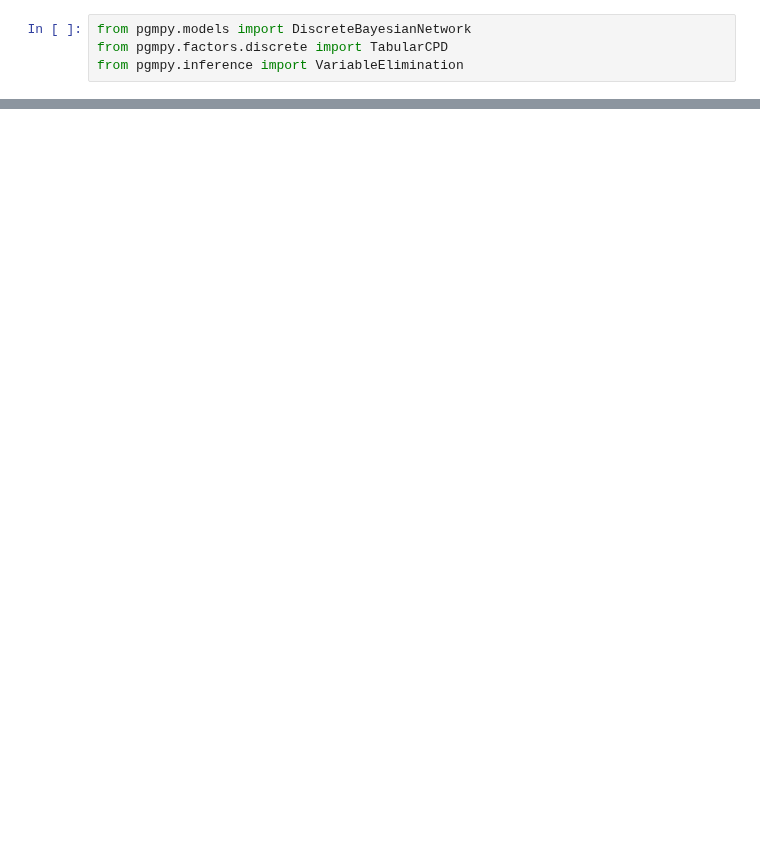
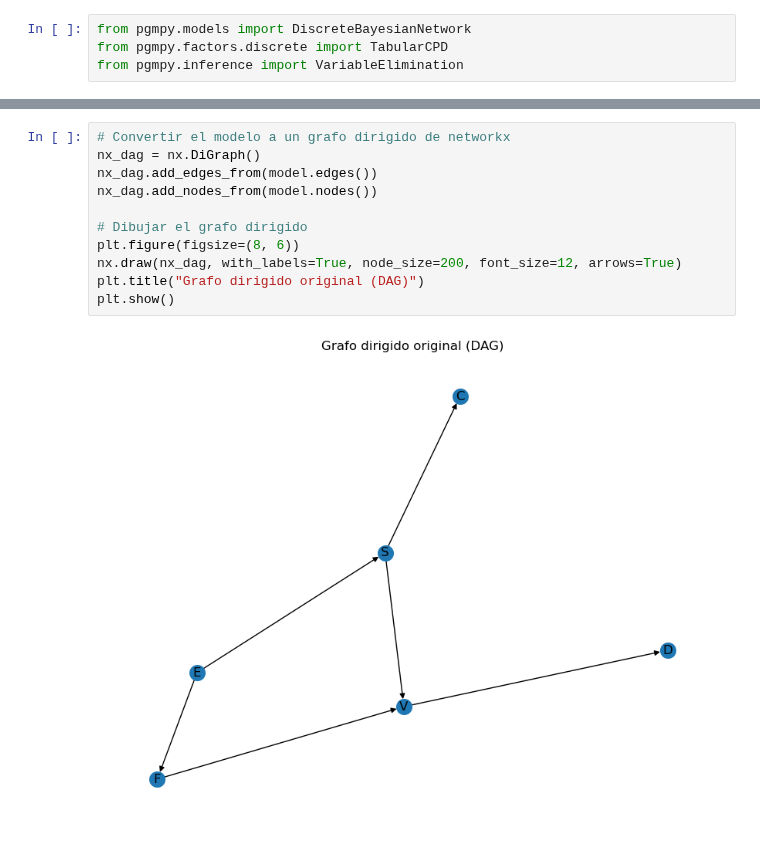
Before and after one commit to roicort/PCIC, a Jupyter notebook: ML/T3/E3.ipynb, the cells around one changed output, grey strips where cells are left out. Drawn from its saved outputs; the diff is of its cells as text; blank space fills up the shorter version.

```diff
--- a/ML/T3/E3.ipynb
+++ b/ML/T3/E3.ipynb
@@ -70,0 +123,13 @@ print(result)
+# %%
+# Convertir el modelo a un grafo dirigido de networkx
+nx_dag = nx.DiGraph()
+nx_dag.add_edges_from(model.edges())
+nx_dag.add_nodes_from(model.nodes())
+
+# Dibujar el grafo dirigido
+plt.figure(figsize=(8, 6))
+nx.draw(nx_dag, with_labels=True, node_size=200, font_size=12, arrows=True)
+plt.title("Grafo dirigido original (DAG)")
+plt.show()
+# %% [output]
+[figure, added]
```
Also changed, not shown: parts of 5 cells of this notebook, 11 other files.
